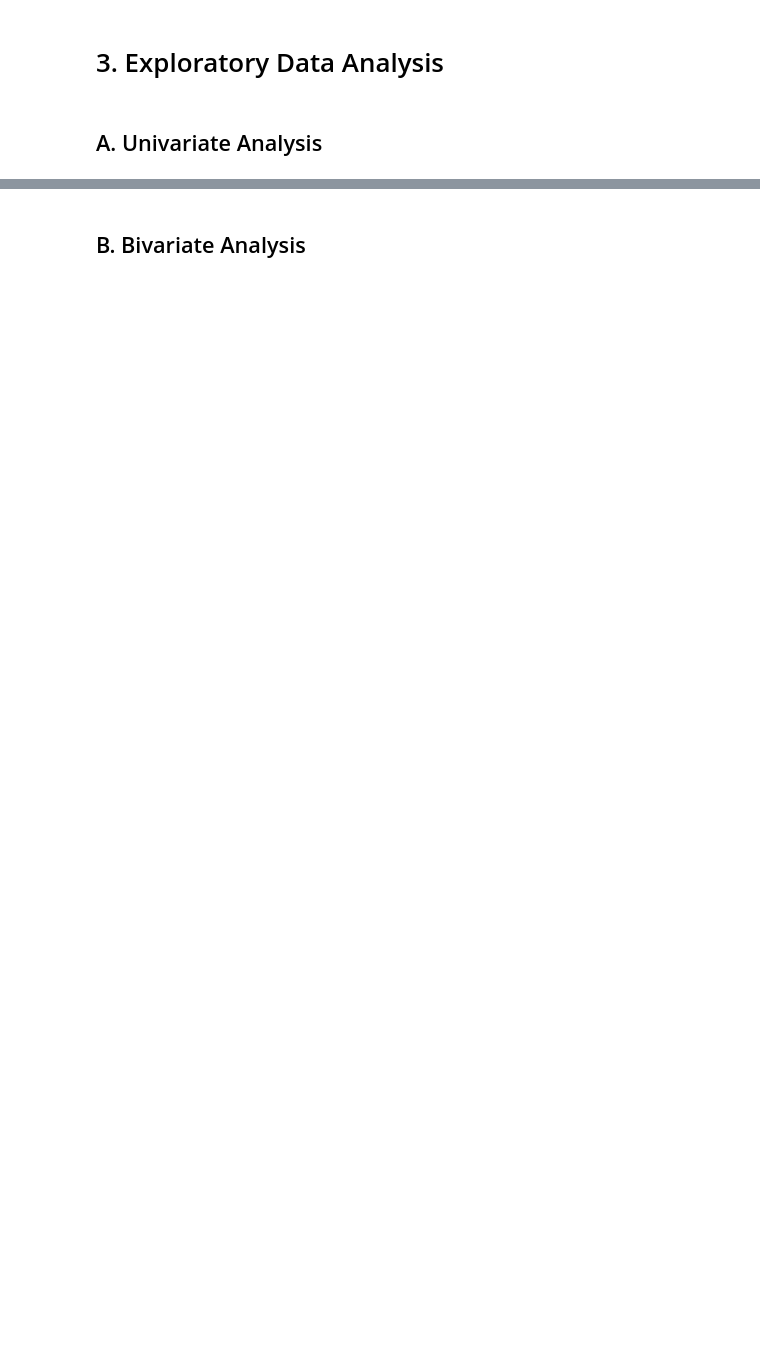
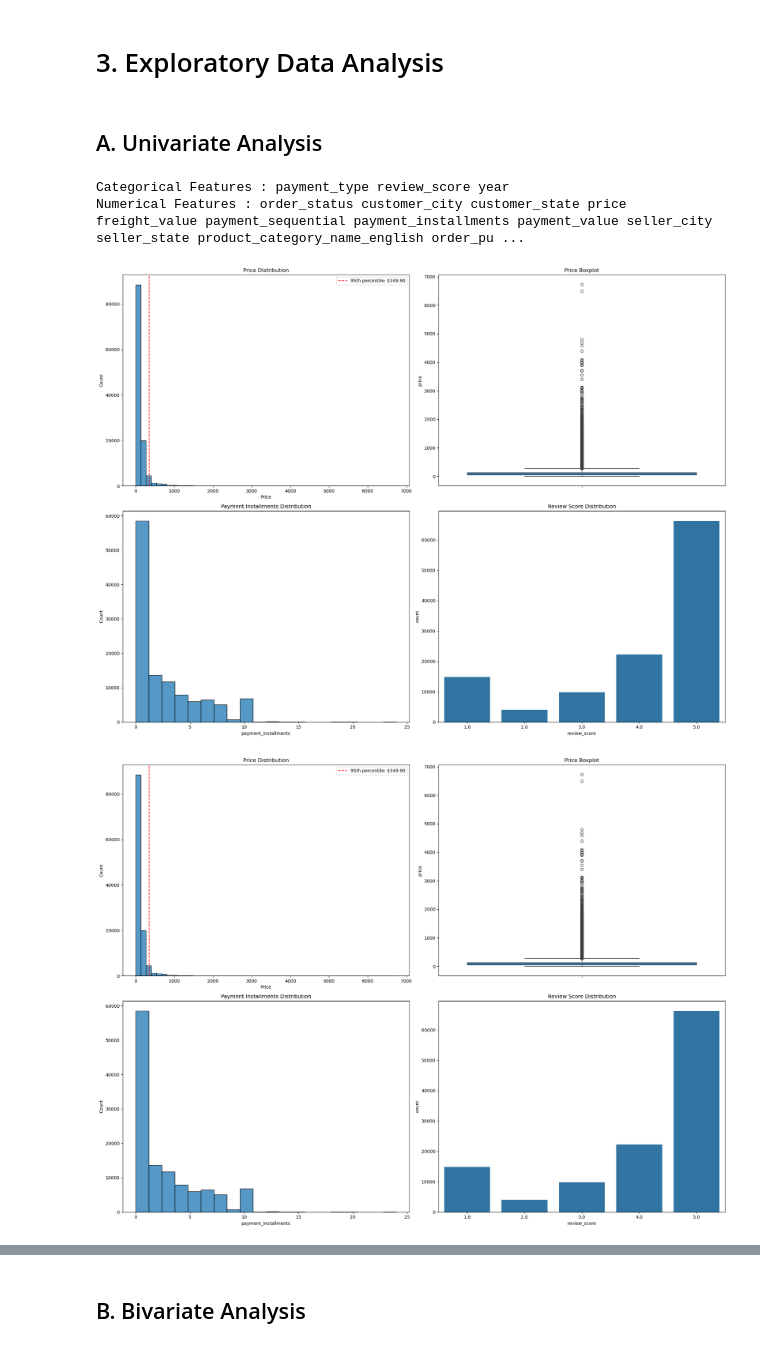
Before and after one commit to fahdmuchammad/Final_project_Sigma, a Jupyter notebook: Fin_pro_baru_EDA_fahd.ipynb, the cells around one changed output, grey strips where cells are left out. Drawn from its saved outputs; the diff is of its cells as text; code cells hidden in the pictures; blank space fills up the shorter version.

```diff
--- a/Fin_pro_baru_EDA_fahd.ipynb
+++ b/Fin_pro_baru_EDA_fahd.ipynb
@@ -752,3 +791,62 @@ dtype: int64
 # 3. Exploratory Data Analysis
 # %% [markdown]
 ## A. Univariate Analysis
+# %%
+col = list(main_df.columns)
+categorical_features = []
+numerical_features = []
+for i in col:
+    if len(main_df[i].unique()) > 6:
+        numerical_features.append(i)
+    else:
+        categorical_features.append(i)
+
+print('Categorical Features :',*categorical_features)
+print('Numerical Features :',*numerical_features)
+# %% [output]
+Categorical Features : payment_type review_score year
+Numerical Features : order_status customer_city customer_state price freight_value payment_sequential payment_installments payment_value seller_city seller_state product_category_name_english order_pu ...
+# %%
+import numpy as np
+import matplotlib.pyplot as plt
+import seaborn as sns
+from datetime import datetime
+import plotly.express as px
+import plotly.graph_objects as go
+def plot_numerical_variables(df):
+    """
+    Plot distributions of numerical variables
+    """
+
+    # Create figure for price-related variables
+    fig, axes = plt.subplots(2, 2, figsize=(20, 15))
+
+    # Price Distribution
+    sns.histplot(data=df, x='price', bins=50, ax=axes[0,0])
+    axes[0,0].set_title('Price Distribution')
+    axes[0,0].set_xlabel('Price')
+    # Add 95th percentile line
+    percentile_95 = df['price'].quantile(0.95)
+    axes[0,0].axvline(percentile_95, color='r', linestyle='--',
+                      label=f'95th percentile: ${percentile_95:.2f}')
+    axes[0,0].legend()
+
+    # Price Boxplot
+    sns.boxplot(data=df, y='price', ax=axes[0,1])
+    axes[0,1].set_title('Price Boxplot')
+
+    # Payment Installments
+    sns.histplot(data=df, x='payment_installments', bins=20, ax=axes[1,0])
+    axes[1,0].set_title('Payment Installments Distribution')
+
+    # Review Score
+    sns.countplot(data=df, x='review_score', ax=axes[1,1])
+    axes[1,1].set_title('Review Score Distribution')
+
+    plt.tight_layout()
+    return fig
+
+plot_numerical_variables(main_df)
+# %% [output]
+[figure, added]
+[figure, added]
```
Also changed, not shown: parts of 12 cells of this notebook, 1 other file.
